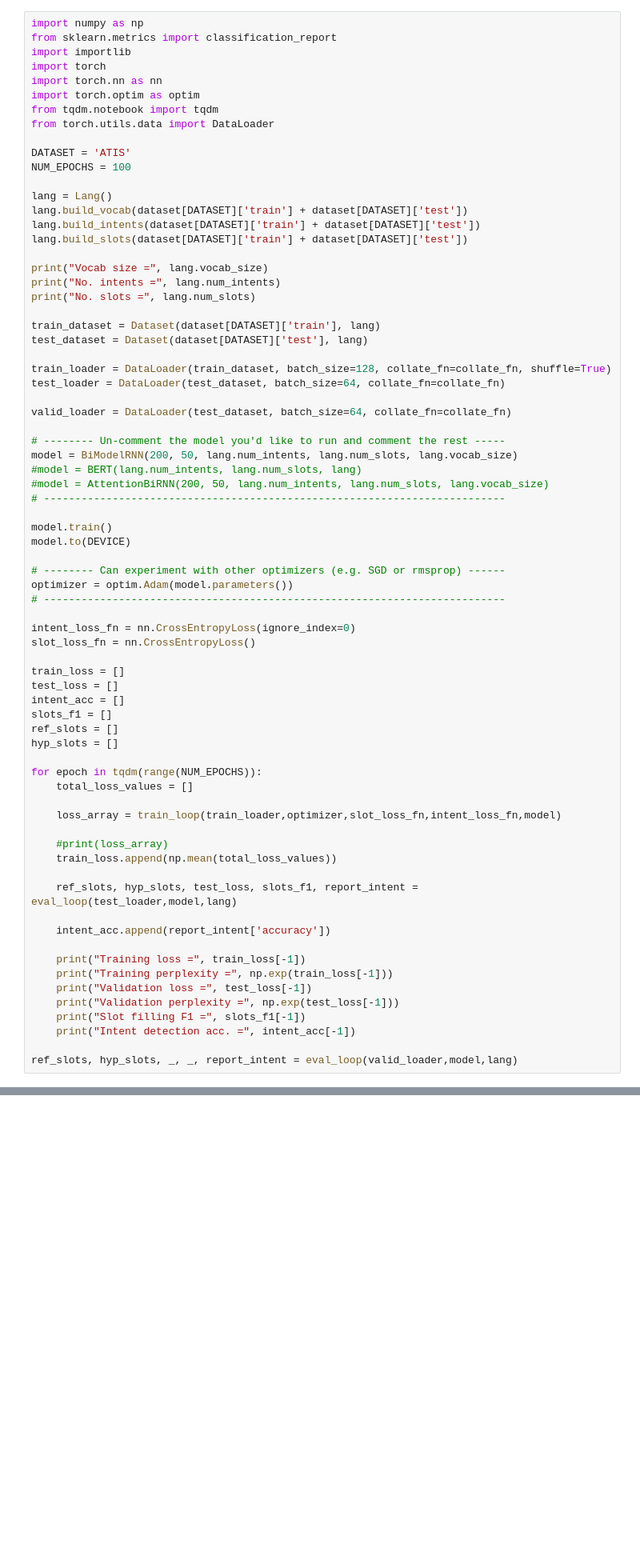
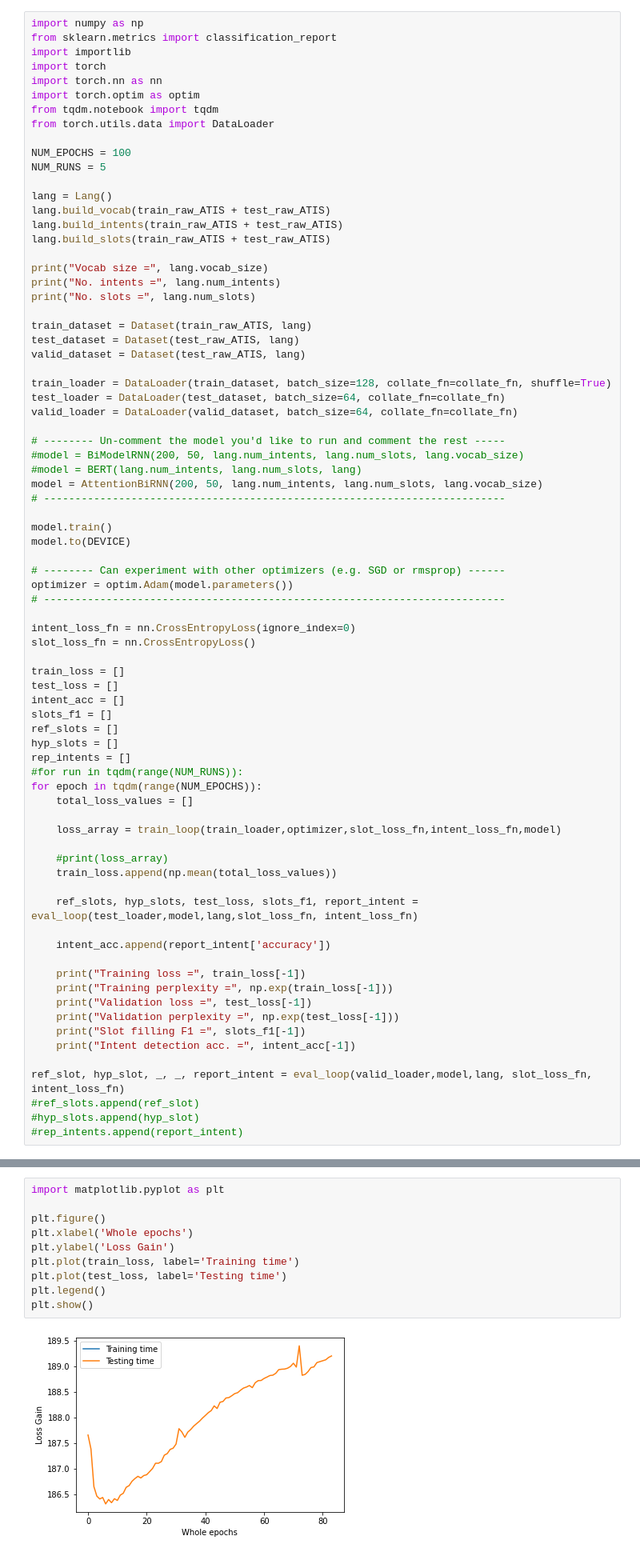
Before and after one commit to MattiaCarolo/NaturalLanguageUnferstandingProject, a Jupyter notebook: NLU_BiModel.ipynb, the cells around one changed output, grey strips where cells are left out. Shown at 80% size. Drawn from its saved outputs; the diff is of its cells as text; blank space fills up the shorter version.

```diff
--- a/NLU_BiModel.ipynb
+++ b/NLU_BiModel.ipynb
@@ -993,30 +955,30 @@ import torch.optim as optim
 from tqdm.notebook import tqdm
 from torch.utils.data import DataLoader
 
-DATASET = 'ATIS'
 NUM_EPOCHS = 100
+NUM_RUNS = 5
 
 lang = Lang()
-lang.build_vocab(dataset[DATASET]['train'] + dataset[DATASET]['test'])
-lang.build_intents(dataset[DATASET]['train'] + dataset[DATASET]['test'])
-lang.build_slots(dataset[DATASET]['train'] + dataset[DATASET]['test'])
+lang.build_vocab(train_raw_ATIS + test_raw_ATIS)
+lang.build_intents(train_raw_ATIS + test_raw_ATIS)
+lang.build_slots(train_raw_ATIS + test_raw_ATIS)
 
 print("Vocab size =", lang.vocab_size)
 print("No. intents =", lang.num_intents)
 print("No. slots =", lang.num_slots)
 
-train_dataset = Dataset(dataset[DATASET]['train'], lang)
-test_dataset = Dataset(dataset[DATASET]['test'], lang)
+train_dataset = Dataset(train_raw_ATIS, lang)
+test_dataset = Dataset(test_raw_ATIS, lang)
+valid_dataset = Dataset(test_raw_ATIS, lang)
 
 train_loader = DataLoader(train_dataset, batch_size=128, collate_fn=collate_fn, shuffle=True)
 test_loader = DataLoader(test_dataset, batch_size=64, collate_fn=collate_fn)
-
-valid_loader = DataLoader(test_dataset, batch_size=64, collate_fn=collate_fn)
+valid_loader = DataLoader(valid_dataset, batch_size=64, collate_fn=collate_fn)
 
 # -------- Un-comment the model you'd like to run and comment the rest -----
-model = BiModelRNN(200, 50, lang.num_intents, lang.num_slots, lang.vocab_size)
+#model = BiModelRNN(200, 50, lang.num_intents, lang.num_slots, lang.vocab_size)
 #model = BERT(lang.num_intents, lang.num_slots, lang)
-#model = AttentionBiRNN(200, 50, lang.num_intents, lang.num_slots, lang.vocab_size)
+model = AttentionBiRNN(200, 50, lang.num_intents, lang.num_slots, lang.vocab_size)
 # --------------------------------------------------------------------------
 
 model.train()
@@ -1035,7 +997,8 @@ intent_acc = []
 slots_f1 = []
 ref_slots = []
 hyp_slots = []
-
+rep_intents = []
+#for run in tqdm(range(NUM_RUNS)):
 for epoch in tqdm(range(NUM_EPOCHS)):
     total_loss_values = []
 
@@ -1044,7 +1007,7 @@ for epoch in tqdm(range(NUM_EPOCHS)):
     #print(loss_array)
     train_loss.append(np.mean(total_loss_values))
 
-    ref_slots, hyp_slots, test_loss, slots_f1, report_intent = eval_loop(test_loader,model,lang)
+    ref_slots, hyp_slots, test_loss, slots_f1, report_intent = eval_loop(test_loader,model,lang,slot_loss_fn, intent_loss_fn)
 
     intent_acc.append(report_intent['accuracy'])
 
@@ -1055,5 +1018,8 @@ for epoch in tqdm(range(NUM_EPOCHS)):
     print("Slot filling F1 =", slots_f1[-1])
     print("Intent detection acc. =", intent_acc[-1])
 
-ref_slots, hyp_slots, _, _, report_intent = eval_loop(valid_loader,model,lang)
+ref_slot, hyp_slot, _, _, report_intent = eval_loop(valid_loader,model,lang, slot_loss_fn, intent_loss_fn)
+#ref_slots.append(ref_slot)
+#hyp_slots.append(hyp_slot)
+#rep_intents.append(report_intent)
 # %% [output]
@@ -1132,0 +1135,12 @@ for ref, hyp in zip(ref_slots, hyp_slots):
+# %%
+import matplotlib.pyplot as plt
+
+plt.figure()
+plt.xlabel('Whole epochs')
+plt.ylabel('Loss Gain')
+plt.plot(train_loss, label='Training time')
+plt.plot(test_loss, label='Testing time')
+plt.legend()
+plt.show()
+# %% [output]
+[figure, added]
```
Also changed, not shown: parts of 40 cells of this notebook.
